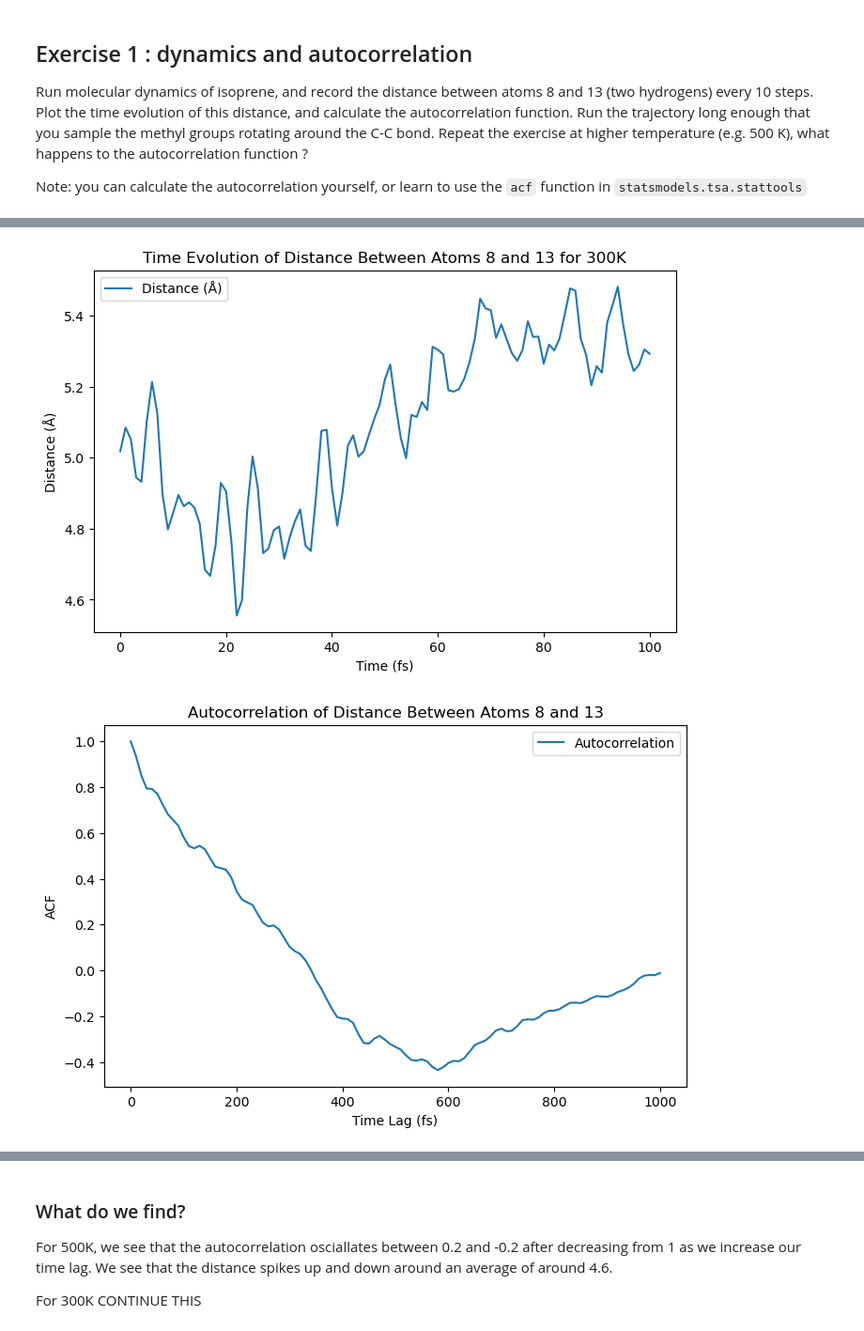
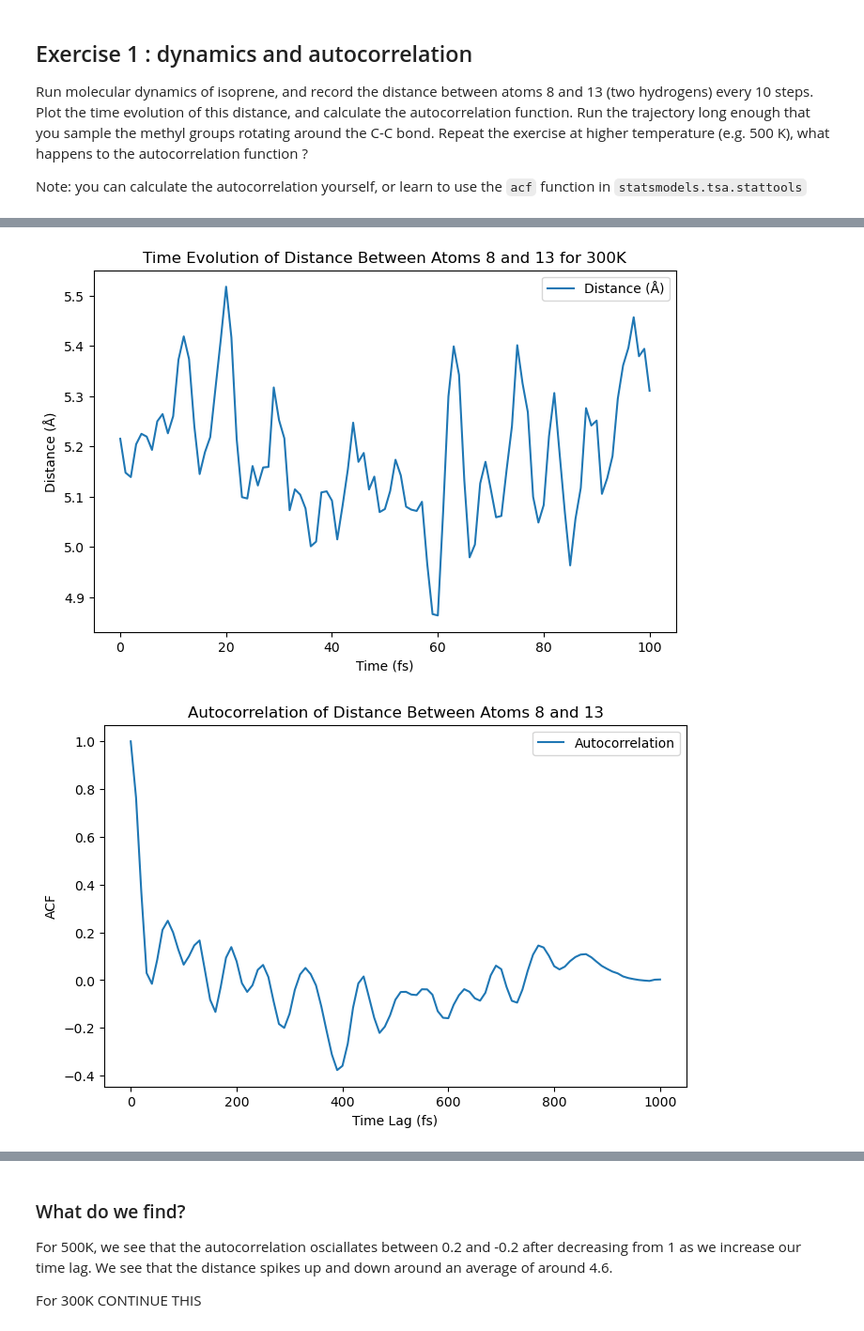
Before and after one commit to macaswalker/MatsAndMols_projects, a Jupyter notebook: polyisoprene.ipynb, the cells around one changed output, grey strips where cells are left out. Shown: that part at 94% size. Cells and saved outputs as stored; diff of their text form; code cells hidden in the pictures.

```diff
--- a/polyisoprene.ipynb
+++ b/polyisoprene.ipynb
@@ -255,27 +255,27 @@ Time: 500.000 fs  |  Potential Energy: -5345.999 eV  |  Kinetic Energy: 471.339
 # %%
 # ---- 📌 PLOTTING TIME EVOLUTION OF DISTANCE ----
 plt.figure(figsize=(8, 5))
-plt.plot(df['distance'], label="Distance (Å)")
+plt.plot(df_300['distance'], label="Distance (Å)")
 plt.xlabel("Time (fs)")
 plt.ylabel("Distance (Å)")
 plt.title("Time Evolution of Distance Between Atoms 8 and 13 for 300K")
 plt.legend()
 plt.show()
 
 # ---- 📌 COMPUTE AND PLOT AUTOCORRELATION FUNCTION (ACF) ----
 acf_values = acf(df_300['distance'], nlags=100, fft=True)  # Compute ACF with FFT
 lags = np.arange(len(acf_values)) * 10  # Convert index to time lag (fs)
 
 plt.figure(figsize=(8, 5))
 plt.plot(lags, acf_values, label="Autocorrelation")
 plt.xlabel("Time Lag (fs)")
 plt.ylabel("ACF")
 plt.title("Autocorrelation of Distance Between Atoms 8 and 13")
 plt.legend()
 plt.show()
 # %% [output]
-[figure, old version]
+[figure, new version]
-[figure, old version]
+[figure, new version]
 # %%
 # --------------------------------- Initial Notes ---------------------------------
 '''
```
Also changed, not shown: parts of 14 cells of this notebook.
